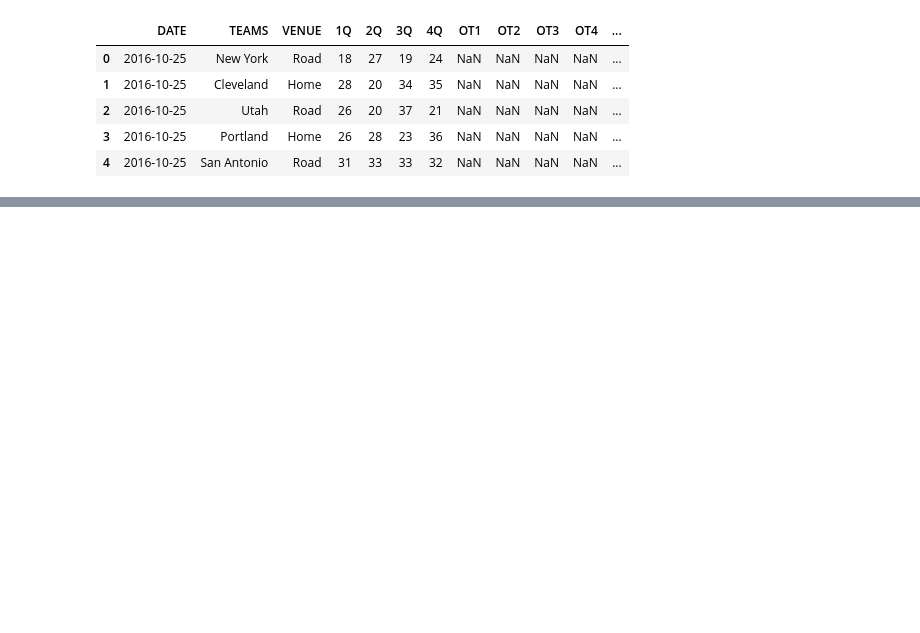
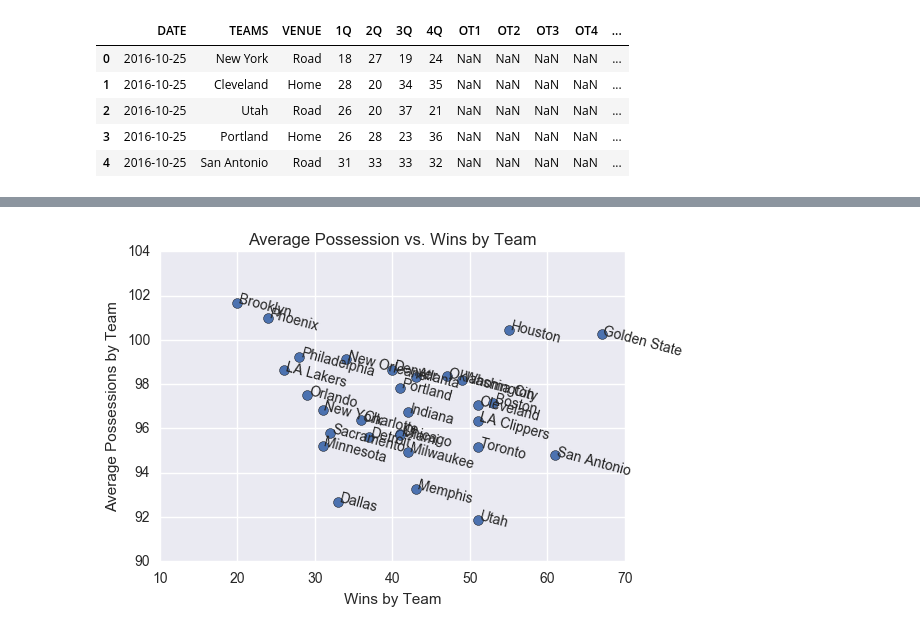
Before and after one commit to MPhillips55/Capstone_Project_1_2016-2017_NBA_Data, a Jupyter notebook: EDA/Capstone Project EDA - 2016-2017 NBA Data.ipynb, the cells around one changed output, grey strips where cells are left out. Cells and saved outputs as stored; diff of their text form; code cells hidden in the pictures; blank space fills up the shorter version.

```diff
--- a/EDA/Capstone Project EDA - 2016-2017 NBA Data.ipynb
+++ b/EDA/Capstone Project EDA - 2016-2017 NBA Data.ipynb
@@ -86,0 +143,22 @@ Name: win_or_loss, dtype: int64
+# %%
+# create new dataframe to hold possession details, and wins
+team_poss = tbsdf[['TEAMS', 'POSS', 'win_or_loss']]
+team_poss = team_poss.groupby('TEAMS').agg({'POSS':'mean', 'win_or_loss':'sum'})[['POSS', 'win_or_loss']]
+
+# create scatter plot
+ax = team_poss.plot('win_or_loss',
+                       'POSS',
+                       kind='scatter',
+                       s=50)
+ax.set_ylabel('Average Possessions by Team')
+ax.set_xlabel('Wins by Team')
+ax.set_title('Average Possession vs. Wins by Team')
+
+# add annotations to see which teams are the outliers
+n=team_poss.index
+
+for i, txt in enumerate(n):
+    ax.annotate(txt, (team_poss.win_or_loss[i],team_poss.POSS[i]),rotation=-15)
+plt.show()
+# %% [output]
+[figure, added]
```
Also changed, not shown: parts of 21 cells of this notebook.
